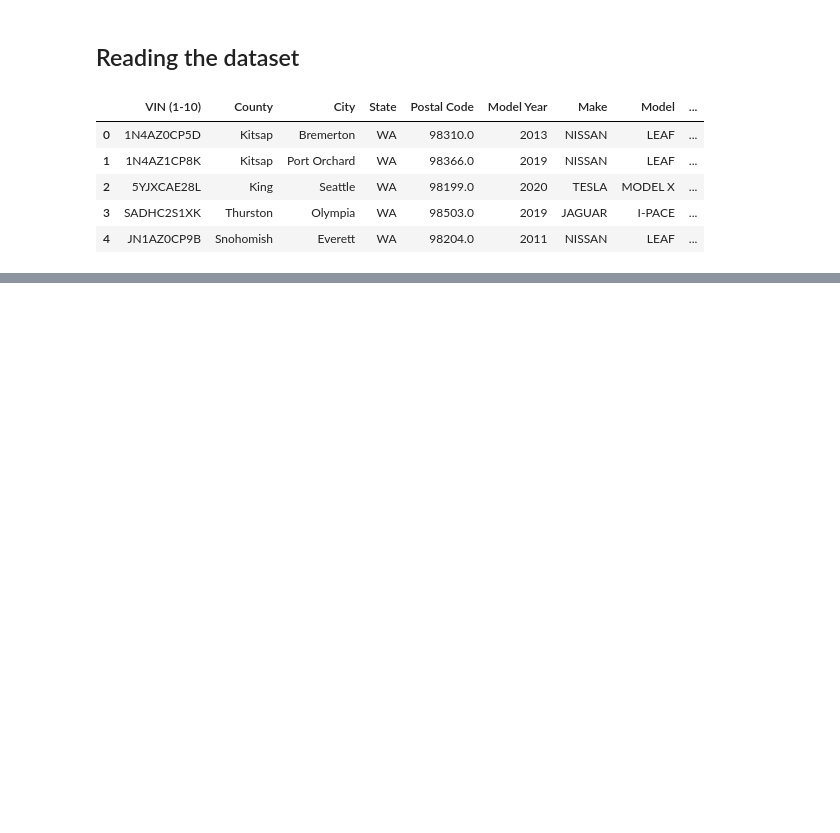
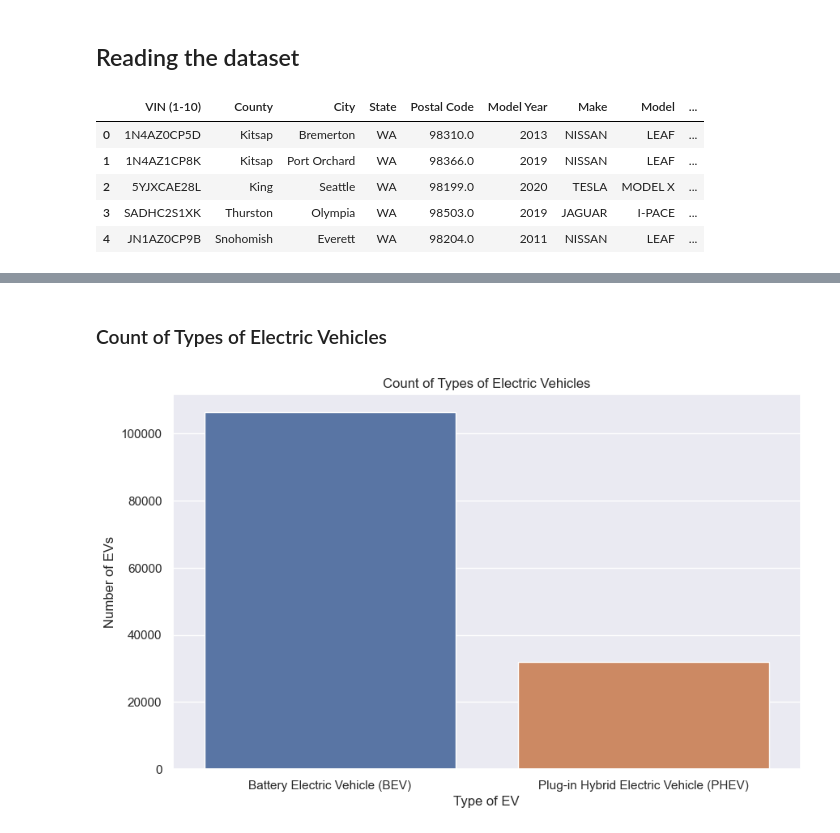
Before and after one commit to KratikMehta/EV-Market-Segmentation-in-India, a Jupyter notebook: Market_Segmentation.ipynb, the cells around one changed output, grey strips where cells are left out. Drawn from its saved outputs; the diff is of its cells as text; code cells hidden in the pictures; blank space fills up the shorter version.

```diff
--- a/Market_Segmentation.ipynb
+++ b/Market_Segmentation.ipynb
@@ -365,0 +390,4 @@ population_df.head()
+# %%
+# Drop duplicate values
+print(f"Number of duplicate rows: {population_df.duplicated().sum()}")
+population_df.drop_duplicates(inplace=True)
@@ -365,0 +398,4 @@ population_df.head()
+# %%
+# Drop missing values
+population_df.dropna(inplace=True)
+population_df.reset_index(drop=True, inplace=True)
@@ -365,0 +404,3 @@ population_df.head()
+# %%
+# Changing the datatype of variables
+population_df["Model Year"] = population_df["Model Year"].astype(int)
@@ -365,0 +421,15 @@ population_df.head()
+# %% [markdown]
+### Count of Types of Electric Vehicles
+# %%
+count_ev_type = population_df["Electric Vehicle Type"].value_counts().sort_values(ascending=False).reset_index()
+
+# Create a bar chart.
+plt.figure(figsize=(10, 6))
+sns.barplot(x=count_ev_type["index"], y=count_ev_type["Electric Vehicle Type"])
+
+# Add a title and labels to the axes.
+plt.title("Count of Types of Electric Vehicles")
+plt.xlabel("Type of EV")
+plt.ylabel("Number of EVs");
+# %% [output]
+[figure, added]
```
Also changed, not shown: parts of 22 cells of this notebook, 2 other files.
